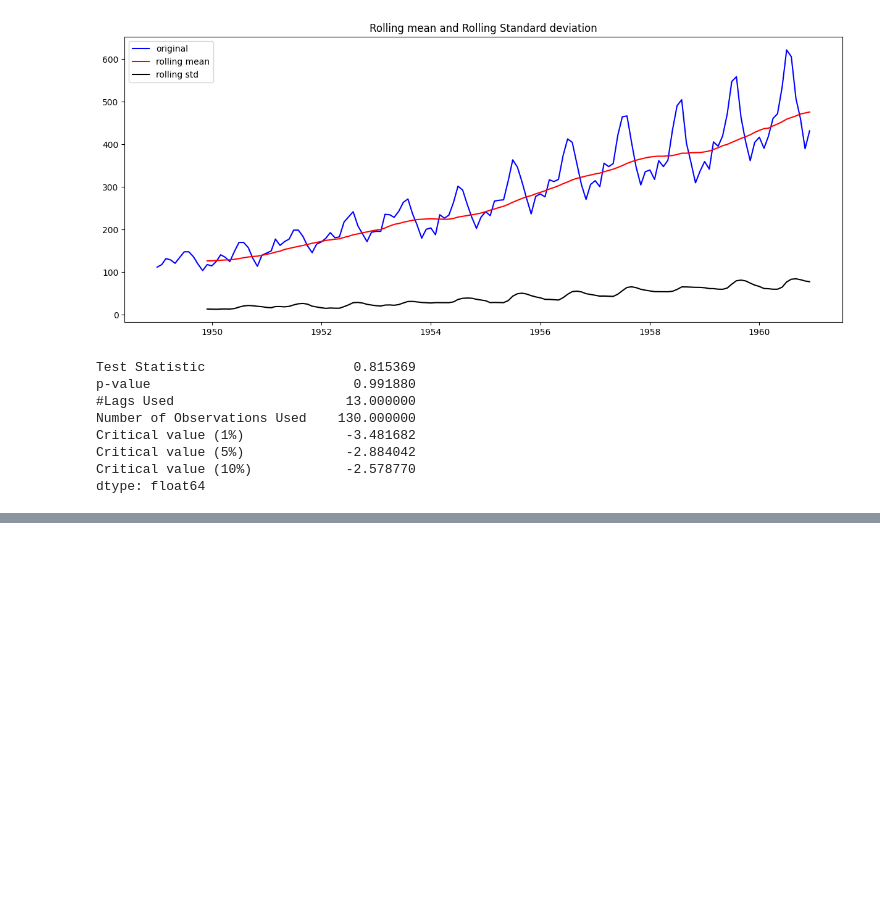
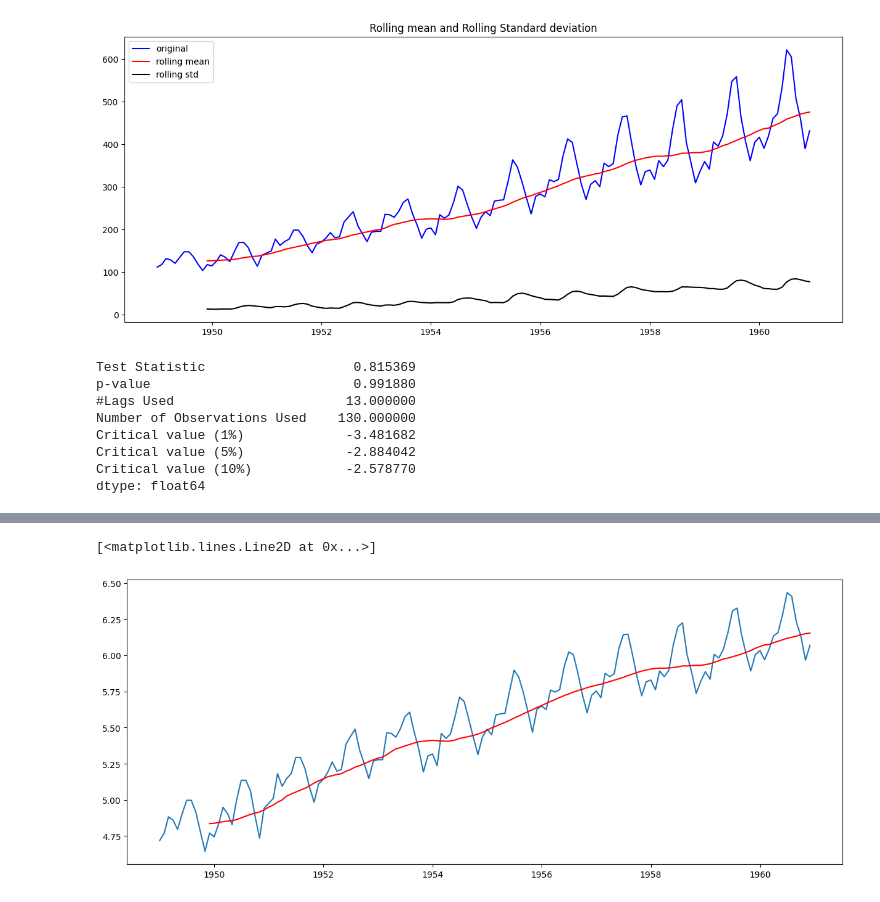
Before and after one commit to AbhinavKrishnan0629/AI, a Jupyter notebook: All projects/General/Time series analysis beginner/Time_series_analysis_beginner.ipynb, the cells around one changed output, grey strips where cells are left out. Cells and saved outputs as stored; diff of their text form; code cells hidden in the pictures; blank space fills up the shorter version.

```diff
--- a/All projects/General/Time series analysis beginner/Time_series_analysis_beginner.ipynb
+++ b/All projects/General/Time series analysis beginner/Time_series_analysis_beginner.ipynb
@@ -123,0 +132,7 @@ dtype: float64
+# %%
+moving_average = ts_log.rolling(12).mean()
+plt.plot(ts_log)
+plt.plot(moving_average, color='red')
+# %% [output]
+[<matplotlib.lines.Line2D at 0x...>]
+[figure, added]
```
Also changed, not shown: parts of 8 cells of this notebook, 1 other file.
